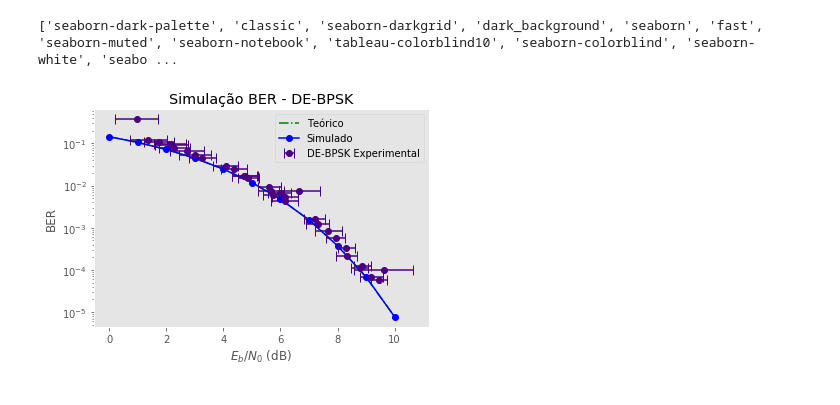
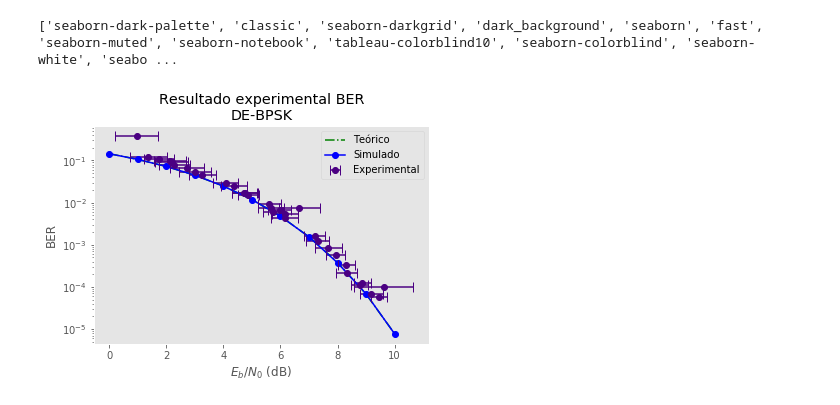
Before and after one commit to rafaelmcam/gr-ITpp, a Jupyter notebook: examples/BPSK Ladams/30-05-2019 (BER Curves)/ReadTxt.ipynb, the cells around one changed output. Drawn from its saved outputs; the diff is of its cells as text; code cells hidden in the pictures.

```diff
--- a/examples/BPSK Ladams/30-05-2019 (BER Curves)/ReadTxt.ipynb
+++ b/examples/BPSK Ladams/30-05-2019 (BER Curves)/ReadTxt.ipynb
@@ -232,17 +232,19 @@ print(plt.style.available)
 # %%
 plt.style.use('ggplot')
 plt.semilogy(EbN0_range, theory, "g-.", label = "Teórico")
 plt.semilogy(EbN0_range, simu, "b-o", label = "Simulado")
 # plt.plot(snr_avgs, bers, "r.", label = "Prático LADAMS 30-05-2019")
 
-plt.errorbar(snr_avgs, bers, xerr = snr_stds, fmt = "o", color = "indigo", capsize = 5, label = "DE-BPSK Experimental")
+plt.errorbar(snr_avgs, bers, xerr = snr_stds, fmt = "o", color = "indigo", capsize = 5, label = "Experimental")
 
 plt.legend()
 plt.grid()
 
-plt.title('Simulação BER - DE-BPSK')
+plt.title(r'Resultado experimental BER'
+          "\n"
+          r'DE-BPSK')
 plt.xlabel(r'$E_b/N_0$ (dB)')
 plt.ylabel('BER')
 plt.savefig("de-bpsk.png", dpi = 300)
 # %% [output]
-[figure, old version]
+[figure, new version]
```
Also changed, not shown: 5 other files.
